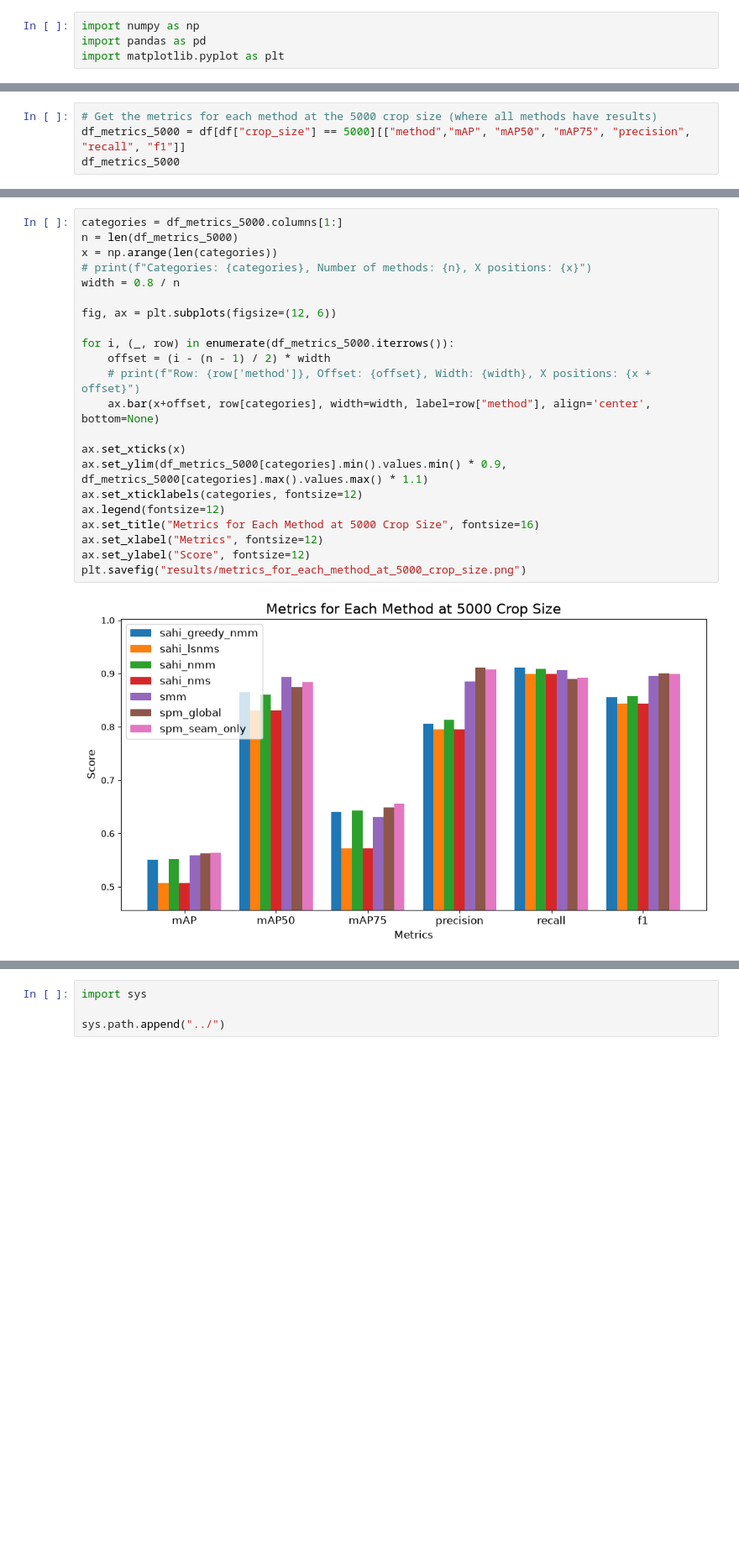
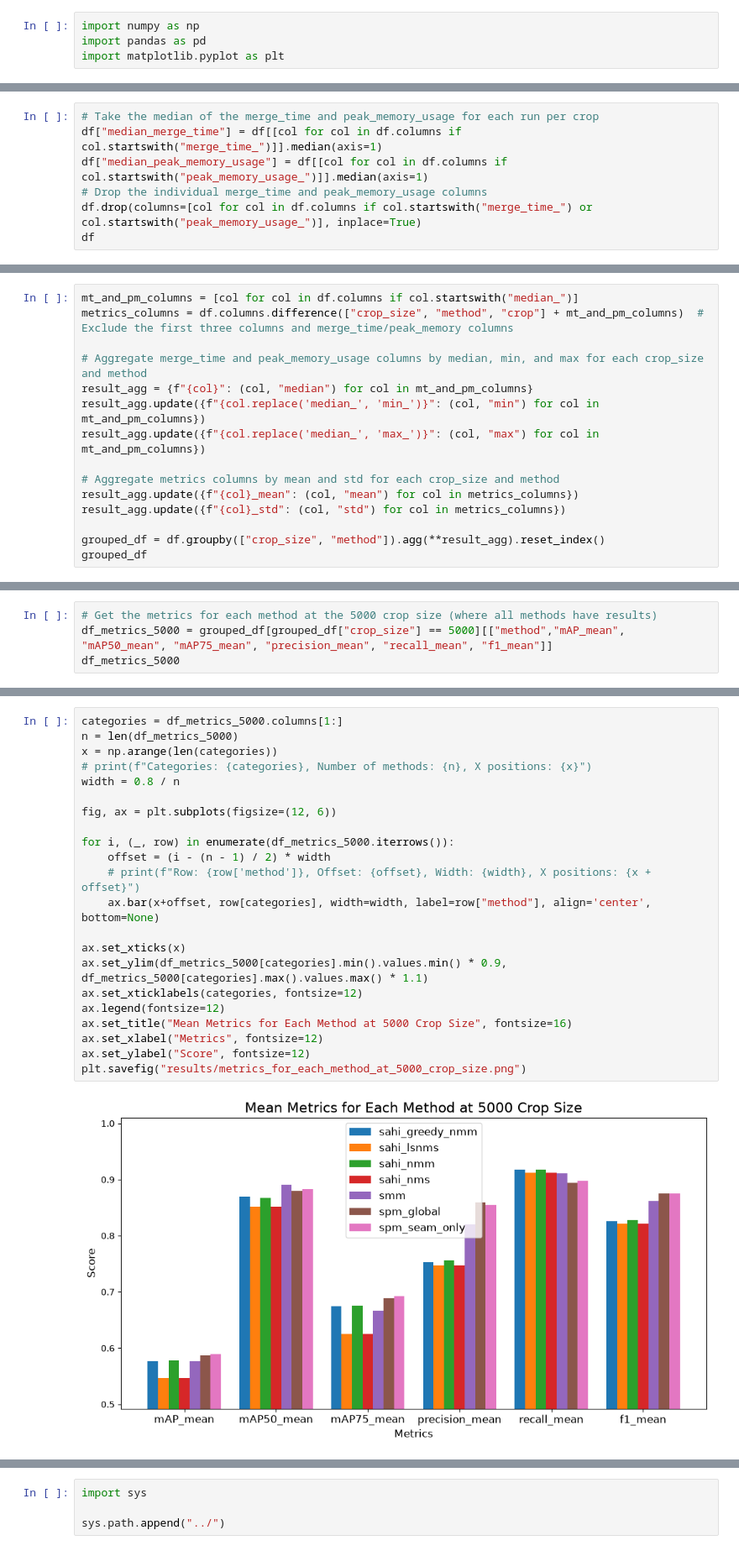
Before and after one commit to itsveence/spatial-polygon-merging, a Jupyter notebook: notebooks/benchmark.ipynb, the cells around one changed output, grey strips where cells are left out. Shown at 84% size. Saved outputs shown, nothing was run; the diff lists cells and outputs as text; blank space fills up the shorter version.

Commit message:
Add mean and standard deviation metrics for various methods and crop sizes; update result images and notebook metadata

```diff
--- a/notebooks/benchmark.ipynb
+++ b/notebooks/benchmark.ipynb
@@ -92,0 +95,7 @@ df
+# %%
+# Take the median of the merge_time and peak_memory_usage for each run per crop
+df["median_merge_time"] = df[[col for col in df.columns if col.startswith("merge_time_")]].median(axis=1)
+df["median_peak_memory_usage"] = df[[col for col in df.columns if col.startswith("peak_memory_usage_")]].median(axis=1)
+# Drop the individual merge_time and peak_memory_usage columns
+df.drop(columns=[col for col in df.columns if col.startswith("merge_time_") or col.startswith("peak_memory_usage_")], inplace=True)
+df
@@ -92,0 +116,15 @@ df
+# %%
+mt_and_pm_columns = [col for col in df.columns if col.startswith("median_")]
+metrics_columns = df.columns.difference(["crop_size", "method", "crop"] + mt_and_pm_columns)  # Exclude the first three columns and merge_time/peak_memory columns
+
+# Aggregate merge_time and peak_memory_usage columns by median, min, and max for each crop_size and method
+result_agg = {f"{col}": (col, "median") for col in mt_and_pm_columns}
+result_agg.update({f"{col.replace('median_', 'min_')}": (col, "min") for col in mt_and_pm_columns})
+result_agg.update({f"{col.replace('median_', 'max_')}": (col, "max") for col in mt_and_pm_columns})
+
+# Aggregate metrics columns by mean and std for each crop_size and method
+result_agg.update({f"{col}_mean": (col, "mean") for col in metrics_columns})
+result_agg.update({f"{col}_std": (col, "std") for col in metrics_columns})
+
+grouped_df = df.groupby(["crop_size", "method"]).agg(**result_agg).reset_index()
+grouped_df
@@ -123,5 +205,5 @@ plt.show()
 # %%
 # Get the metrics for each method at the 5000 crop size (where all methods have results)
-df_metrics_5000 = df[df["crop_size"] == 5000][["method","mAP", "mAP50", "mAP75", "precision", "recall", "f1"]]
+df_metrics_5000 = grouped_df[grouped_df["crop_size"] == 5000][["method","mAP_mean", "mAP50_mean", "mAP75_mean", "precision_mean", "recall_mean", "f1_mean"]]
 df_metrics_5000
 # %% [output]
@@ -136,27 +218,27 @@ df_metrics_5000
 # %%
 categories = df_metrics_5000.columns[1:]
 n = len(df_metrics_5000)
 x = np.arange(len(categories))
 # print(f"Categories: {categories}, Number of methods: {n}, X positions: {x}")
 width = 0.8 / n
 
 fig, ax = plt.subplots(figsize=(12, 6))
 
 for i, (_, row) in enumerate(df_metrics_5000.iterrows()):
     offset = (i - (n - 1) / 2) * width
     # print(f"Row: {row['method']}, Offset: {offset}, Width: {width}, X positions: {x + offset}")
     ax.bar(x+offset, row[categories], width=width, label=row["method"], align='center', bottom=None)
 
 ax.set_xticks(x)
 ax.set_ylim(df_metrics_5000[categories].min().values.min() * 0.9, df_metrics_5000[categories].max().values.max() * 1.1)
 ax.set_xticklabels(categories, fontsize=12)
 ax.legend(fontsize=12)
-ax.set_title("Metrics for Each Method at 5000 Crop Size", fontsize=16)
+ax.set_title("Mean Metrics for Each Method at 5000 Crop Size", fontsize=16)
 ax.set_xlabel("Metrics", fontsize=12)
 ax.set_ylabel("Score", fontsize=12)
 plt.savefig("results/metrics_for_each_method_at_5000_crop_size.png")
 # %% [output]
-[figure, old version]
+[figure, new version]
 # %% [markdown]
 ## Compare SPM Merge Quality Over Varying Values of Proximity Threshold and BFS Depth Threshold
 
```
Also changed, not shown: parts of 12 cells of this notebook, 9 other files.
